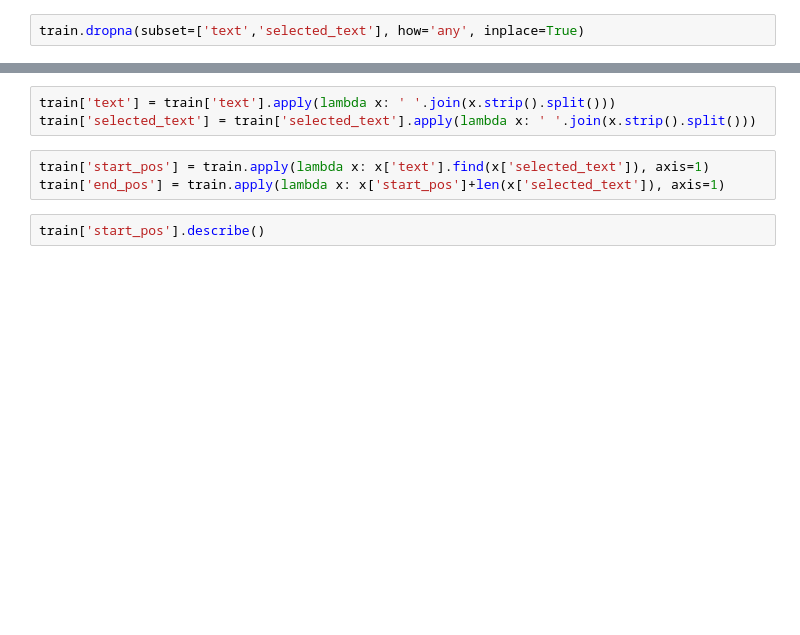
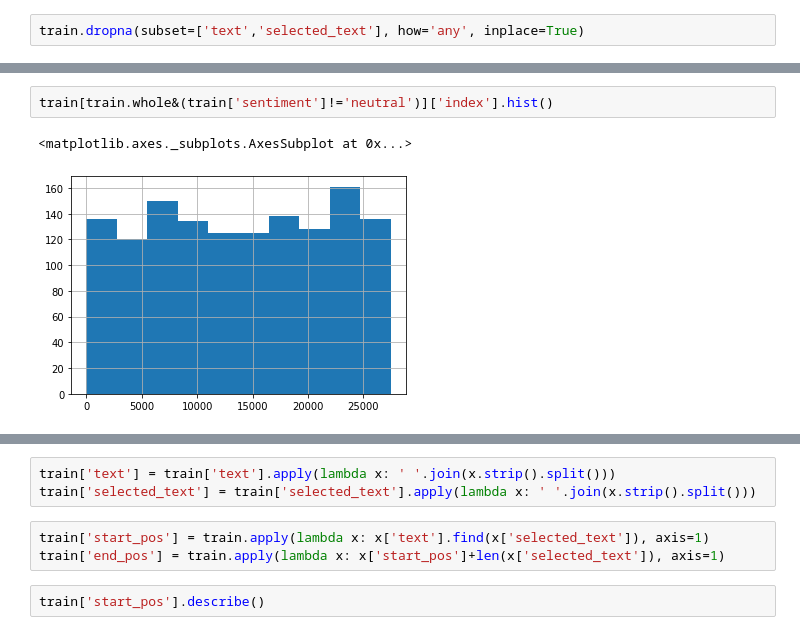
Before and after one commit to thuwyh/Tweet-Sentiment-Extraction, a Jupyter notebook: notebook/EDA.ipynb, the cells around one changed output, grey strips where cells are left out. Cells and saved outputs as stored; diff of their text form; blank space fills up the shorter version.

```diff
--- a/notebook/EDA.ipynb
+++ b/notebook/EDA.ipynb
@@ -41,0 +219,5 @@ train.head()
+# %%
+train[train.whole&(train['sentiment']!='neutral')]['index'].hist()
+# %% [output]
+<matplotlib.axes._subplots.AxesSubplot at 0x...>
+[figure, added]
```
Also changed, not shown: parts of 42 cells of this notebook, 16 other files.
